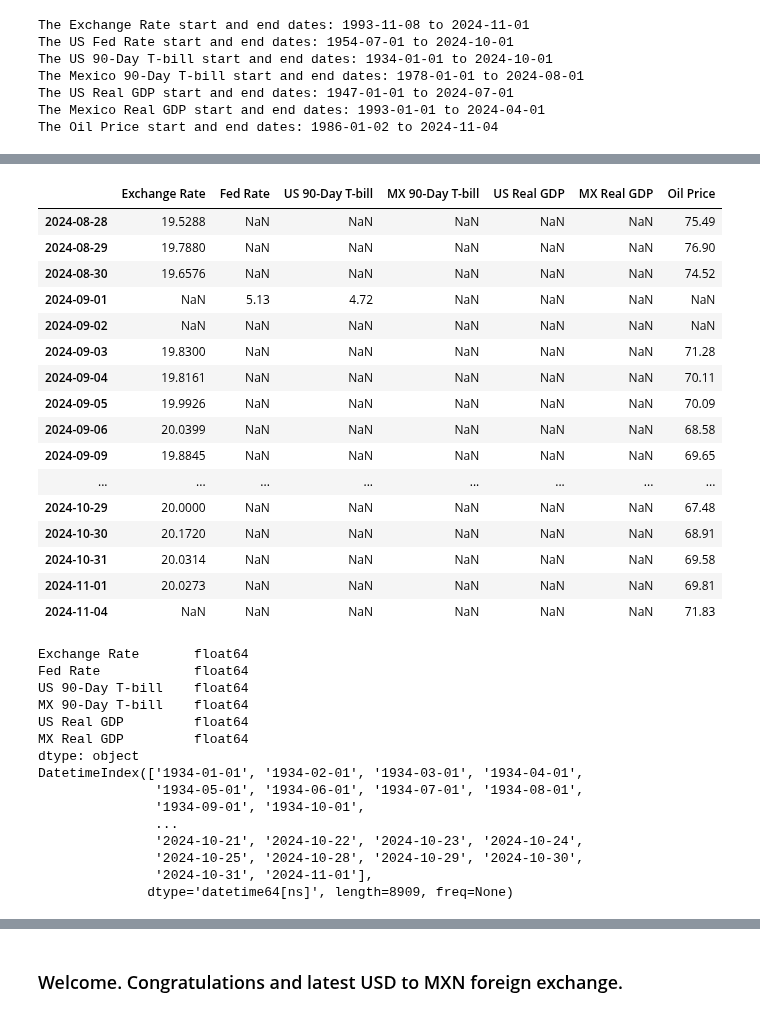
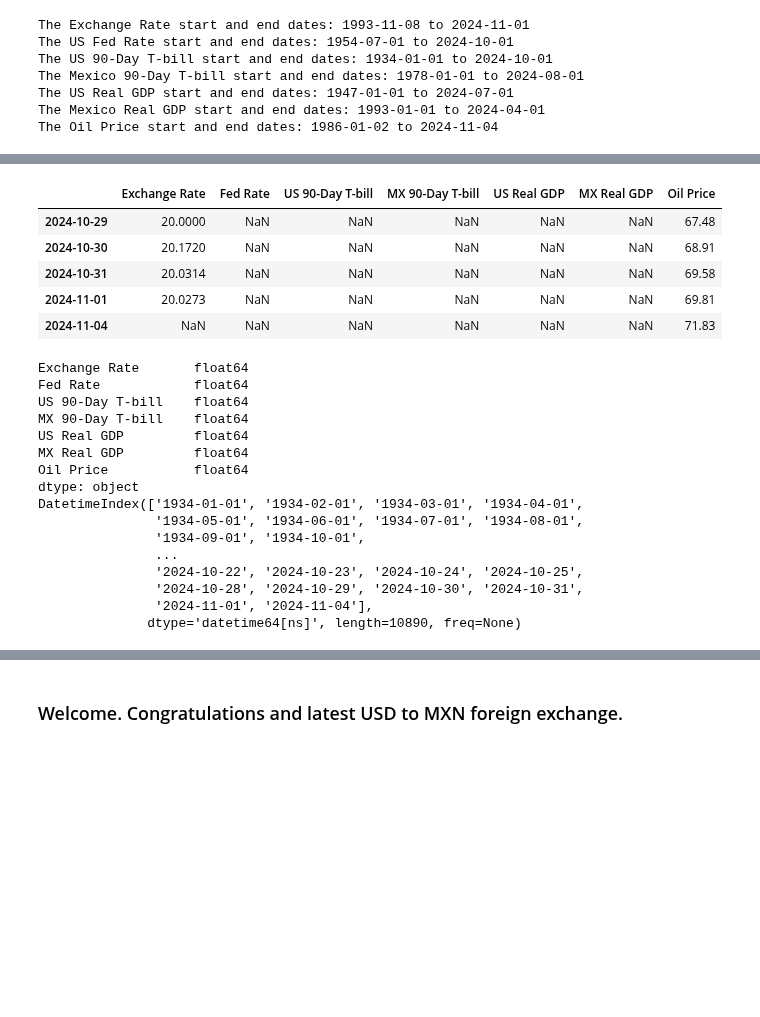
Before and after one commit to wrdhall3/fx-rate-project, a Jupyter notebook: retrieve_fx_data.ipynb, the cells around one changed output, grey strips where cells are left out. Drawn from its saved outputs; the diff is of its cells as text; code cells hidden in the pictures; blank space fills up the shorter version.

```diff
--- a/retrieve_fx_data.ipynb
+++ b/retrieve_fx_data.ipynb
@@ -59,7 +51,7 @@ load_dotenv()
 
 # Get the API key from environment variables
 api_key = os.getenv("API_KEY")
-fred = Fred(api_key)
+fred = Fred(api_key=api_key)
 # %%
 # Fetch data using fred.get_series().
 
@@ -91,7 +83,7 @@ oil_price = fred.get_series('DCOILWTICO', start=start_date)
 # %%
 # Select series from https://fred.stlouisfed.org/series
 
-# Combine the time series into a DataFrame, aligning by date
+# Combine the time series into a DataFrame and sort by date
 data = pd.DataFrame({
     'Exchange Rate': exchange_rate,
     'Fed Rate': fed_rate,
@@ -100,10 +92,4 @@ data = pd.DataFrame({
     'US Real GDP': us_gdp,
     'MX Real GDP': mx_gdp,
     'Oil Price': oil_price
-})
-
-# Resample data to a monthly frequency if needed, filling missing values if applicable
-month_data = data.resample('m').last()  # resample to end of month for all series
-
-# Forward-fill any missing values due to varying start dates and frequencies
-month_data.fillna(method='ffill', inplace=True)
+}).sort_index()
@@ -252,23 +266,12 @@ The Oil Price start and end dates: 1986-01-02 to 2024-11-04
 # %%
 # Preview data
 # why above US GDP has value for 1946-01-01 but below no value for 1946-01-01
 # Exchange Rate nad US on daily basis when market is opened.  Other data
 # is based on different time interval (monthly, quarterly)
 # Note: 1946-01-01 is default if start_date out of range.
-data.tail(50)
+data.tail()
 # %% [output]
 |  | Exchange Rate | Fed Rate | US 90-Day T-bill | MX 90-Day T-bill | US Real GDP | MX Real GDP | Oil Price |
-| 2024-08-28 | 19.5288 | NaN | NaN | NaN | NaN | NaN | 75.49 |
-| 2024-08-29 | 19.7880 | NaN | NaN | NaN | NaN | NaN | 76.90 |
-| 2024-08-30 | 19.6576 | NaN | NaN | NaN | NaN | NaN | 74.52 |
-| 2024-09-01 | NaN | 5.13 | 4.72 | NaN | NaN | NaN | NaN |
-| 2024-09-02 | NaN | NaN | NaN | NaN | NaN | NaN | NaN |
-| 2024-09-03 | 19.8300 | NaN | NaN | NaN | NaN | NaN | 71.28 |
-| 2024-09-04 | 19.8161 | NaN | NaN | NaN | NaN | NaN | 70.11 |
-| 2024-09-05 | 19.9926 | NaN | NaN | NaN | NaN | NaN | 70.09 |
-| 2024-09-06 | 20.0399 | NaN | NaN | NaN | NaN | NaN | 68.58 |
-| 2024-09-09 | 19.8845 | NaN | NaN | NaN | NaN | NaN | 69.65 |
-| ... | ... | ... | ... | ... | ... | ... | ... |
 | 2024-10-29 | 20.0000 | NaN | NaN | NaN | NaN | NaN | 67.48 |
 | 2024-10-30 | 20.1720 | NaN | NaN | NaN | NaN | NaN | 68.91 |
 | 2024-10-31 | 20.0314 | NaN | NaN | NaN | NaN | NaN | 69.58 |
@@ -285,12 +288,13 @@ US 90-Day T-bill    float64
 MX 90-Day T-bill    float64
 US Real GDP         float64
 MX Real GDP         float64
+Oil Price           float64
 dtype: object
 DatetimeIndex(['1934-01-01', '1934-02-01', '1934-03-01', '1934-04-01',
                '1934-05-01', '1934-06-01', '1934-07-01', '1934-08-01',
                '1934-09-01', '1934-10-01',
                ...
-               '2024-10-21', '2024-10-22', '2024-10-23', '2024-10-24',
-               '2024-10-25', '2024-10-28', '2024-10-29', '2024-10-30',
-               '2024-10-31', '2024-11-01'],
-              dtype='datetime64[ns]', length=8909, freq=None)
+               '2024-10-22', '2024-10-23', '2024-10-24', '2024-10-25',
+               '2024-10-28', '2024-10-29', '2024-10-30', '2024-10-31',
+               '2024-11-01', '2024-11-04'],
+              dtype='datetime64[ns]', length=10890, freq=None)
```
Also changed, not shown: parts of 28 cells of this notebook.
